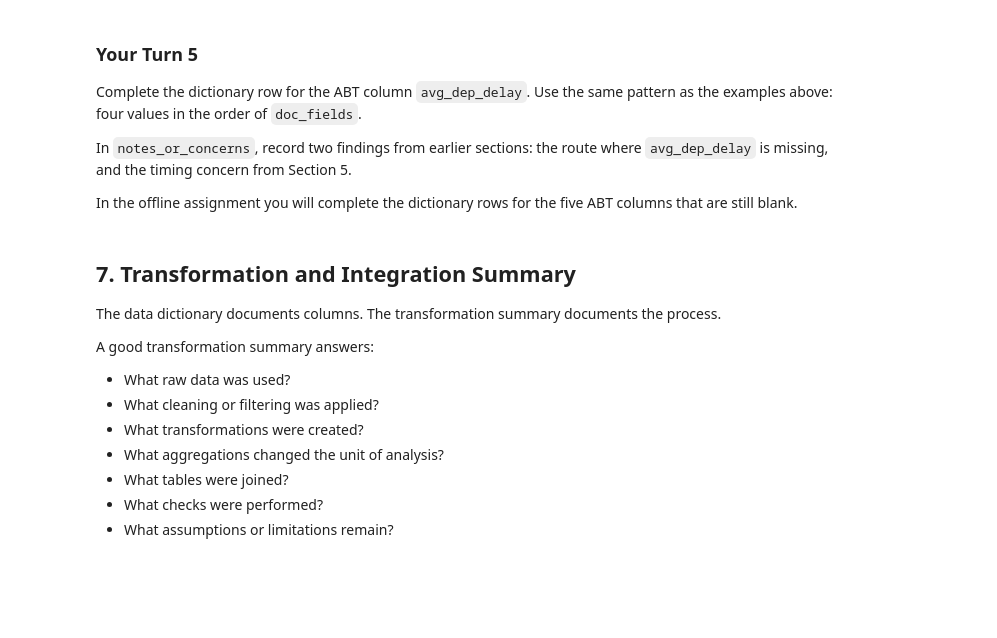
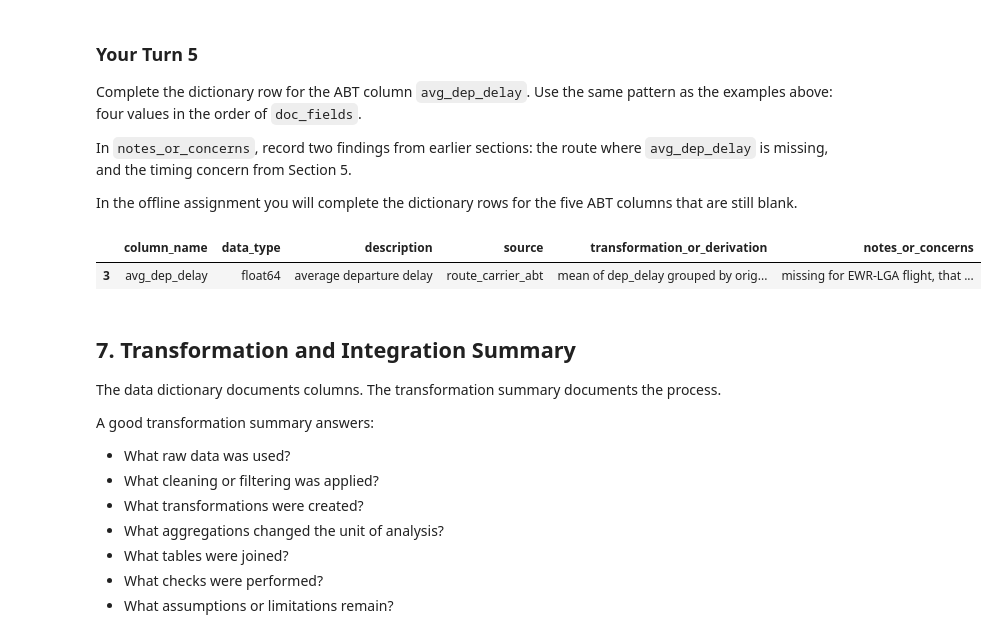
Before and after one commit to angelinaharding0301/ban6003-week11-AngelinaHarding, a Jupyter notebook: notebooks/module11_abt_documentation_guided_lab.ipynb, the cells around one changed output. Cells and saved outputs as stored; diff of their text form; code cells hidden in the pictures; blank space fills up the shorter version.

```diff
--- a/notebooks/module11_abt_documentation_guided_lab.ipynb
+++ b/notebooks/module11_abt_documentation_guided_lab.ipynb
@@ -543,14 +548,22 @@ In the offline assignment you will complete the dictionary rows for the five ABT
 # %%
 # Your Turn 5 - document the ABT column avg_dep_delay (one dictionary row).
 # Replace the four empty strings, in the order of doc_fields, then run the cell.
 your_turn_entries = {
-    "avg_dep_delay": ["", "", "", ""],
+    "avg_dep_delay": [
+        "average departure delay",
+        "route_carrier_abt",
+        "mean of dep_delay grouped by origin, dest, and carrier",
+        "missing for EWR-LGA flight, that has a flight count of 1"
+]
 }
 
 for abt_column, values in your_turn_entries.items():
     data_dictionary.loc[data_dictionary["column_name"] == abt_column, doc_fields] = values
 
 data_dictionary[data_dictionary["column_name"] == "avg_dep_delay"]
+# %% [output]
+|  | column_name | data_type | description | source | transformation_or_derivation | notes_or_concerns |
+| 3 | avg_dep_delay | float64 | average departure delay | route_carrier_abt | mean of dep_delay grouped by orig... | missing for EWR-LGA flight, that ... |
 # %% [markdown]
 ## 7. Transformation and Integration Summary
 
```
Also changed, not shown: parts of 13 cells of this notebook.
